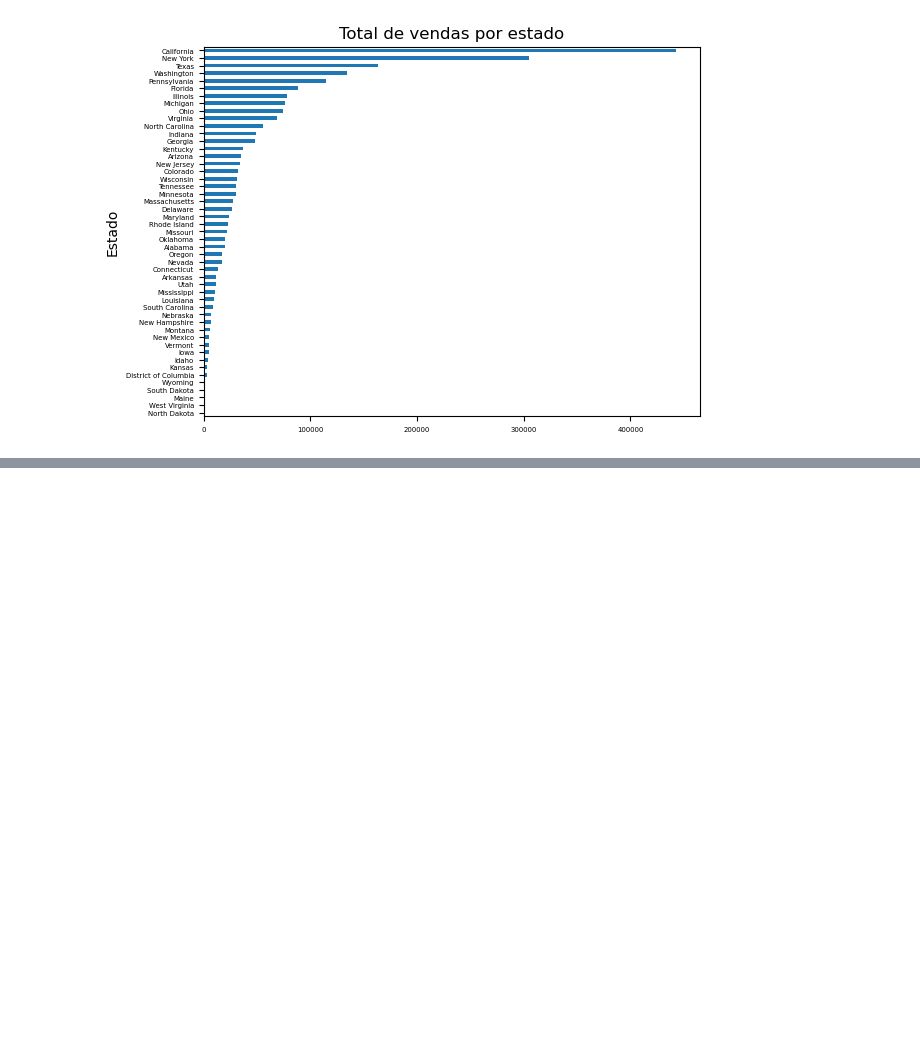
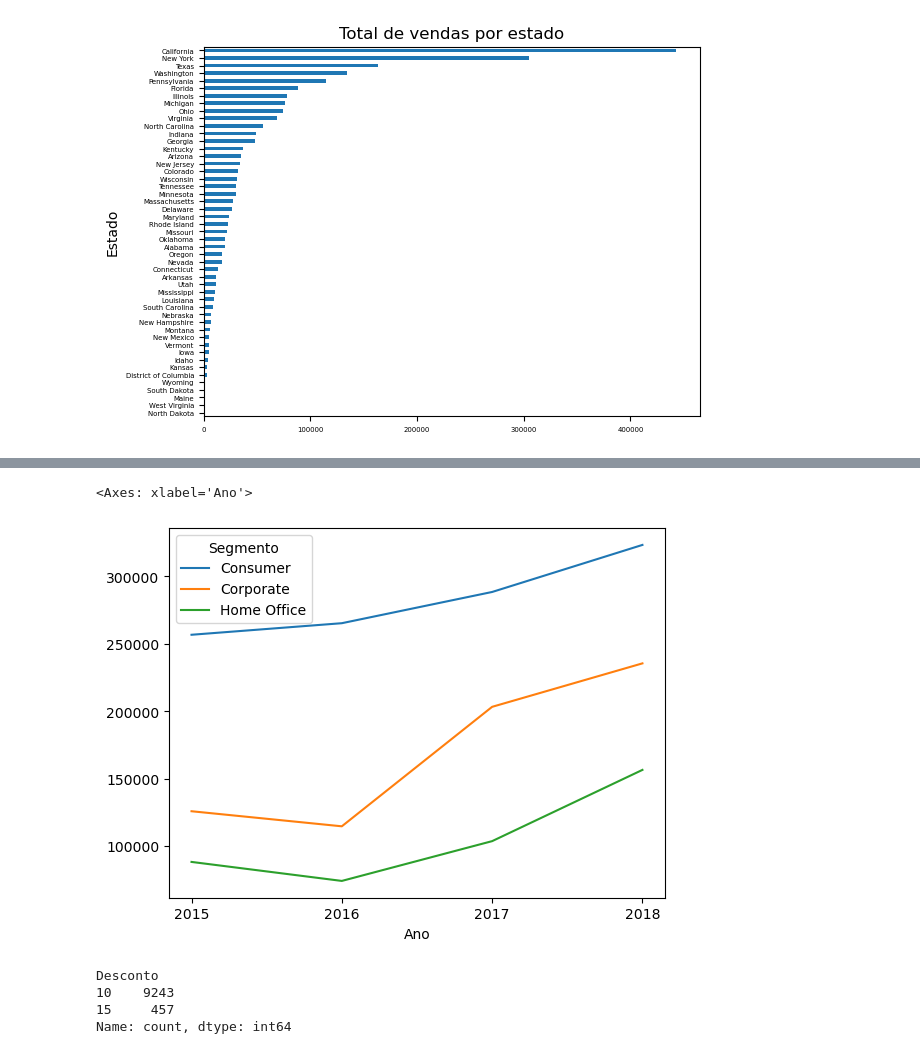
Before and after one commit to buenogi/Comercio, a Jupyter notebook: Analise.ipynb, the cells around one changed output, grey strips where cells are left out. Cells and saved outputs as stored; diff of their text form; code cells hidden in the pictures; blank space fills up the shorter version.

```diff
--- a/Analise.ipynb
+++ b/Analise.ipynb
@@ -89,0 +133,18 @@ plot4.set_xlabel("Valor total de vendas")
+# %%
+# Pergunta 6 - Qual o Total de Vendas Por Segmento e Por Ano?
+dados[["Dia","Mes", "Ano"]] = dados["Data_Pedido"].str.split("/", expand = True)
+total_por_ano_seg = dados.groupby(["Ano", "Segmento"])["Valor_Venda"].sum()
+sns.lineplot(data=total_por_ano_seg, x="Ano", y= total_por_ano_seg.values, hue="Segmento")
+#total_por_ano_seg.plot(x = "Ano", y = "Valor_Venda", color = "Segmento", title= "Total por segmento por ano")
+# %% [output]
+<Axes: xlabel='Ano'>
+[figure, added]
+# %%
+
+
+dados["Desconto"].value_counts()
+# %% [output]
+Desconto
+10    9243
+15     457
+Name: count, dtype: int64
```
Also changed, not shown: parts of 14 cells of this notebook.
